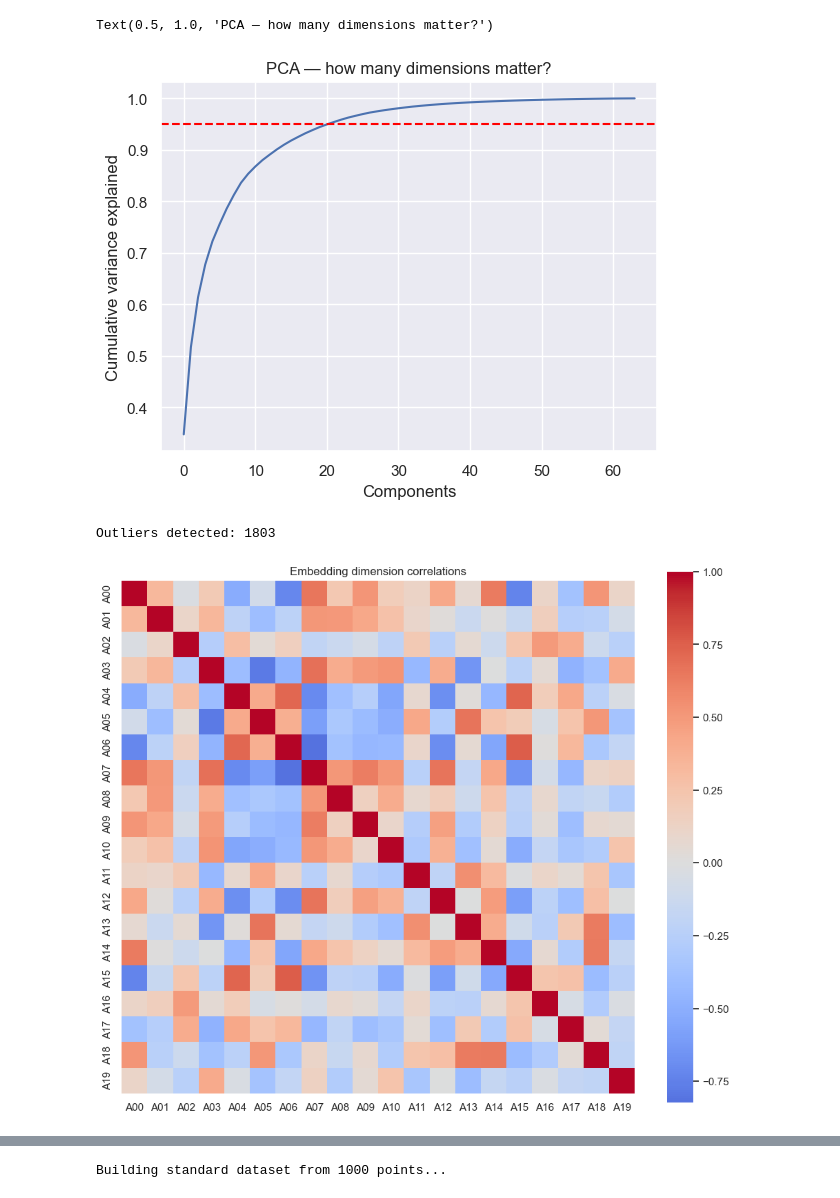
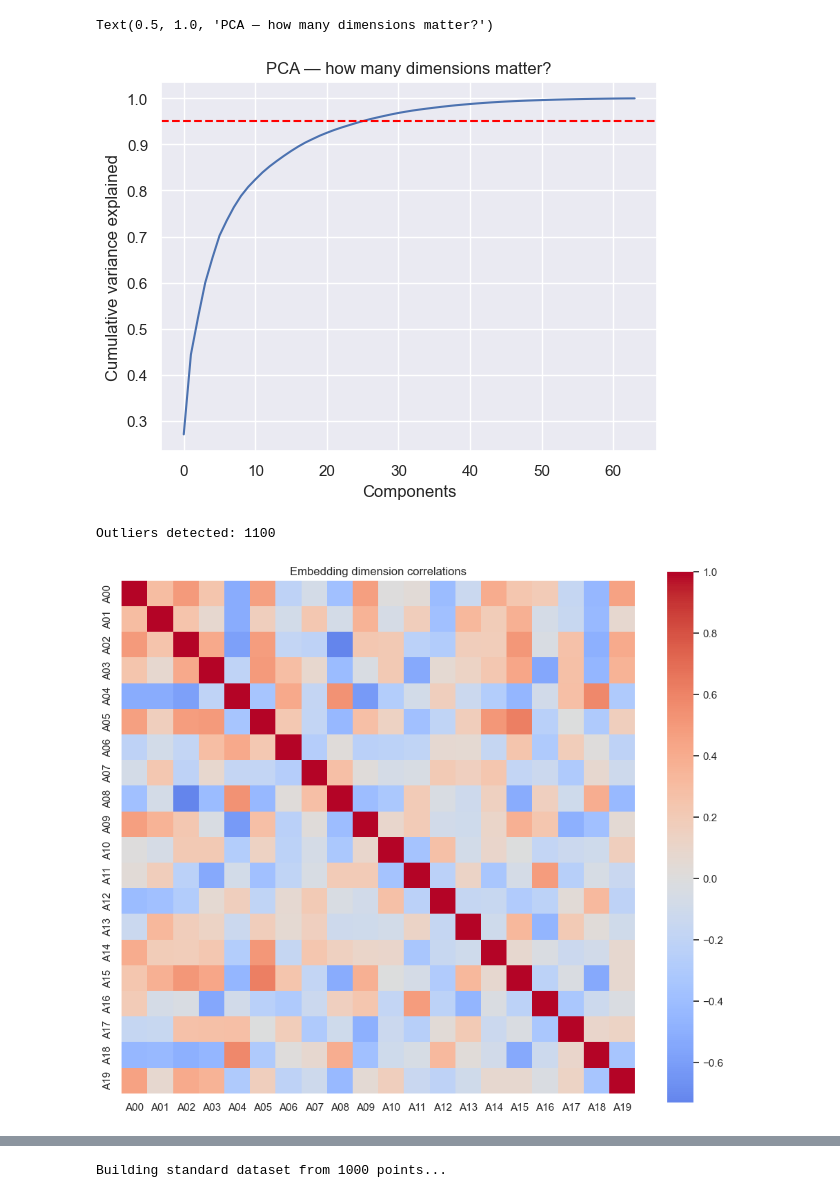
Before and after one commit to pstano1/lucera, a Jupyter notebook: notebooks/eda.ipynb, the cells around one changed output, grey strips where cells are left out. Cells and saved outputs as stored; diff of their text form; code cells hidden in the pictures.

```diff
--- a/notebooks/eda.ipynb
+++ b/notebooks/eda.ipynb
@@ -10,4 +11,16 @@ import ee
 # %%
 sns.set_theme(style="darkgrid")
 
-df = pd.read_csv("../data/pl2_adaptive.csv")
+index = pd.read_parquet('../data/index.parquet')
+completed = index[index['status'] == 'complete']
+
+dfs = []
+for _, row in completed.iterrows():
+    path = os.path.join('..', row['output_path'])
+    if os.path.exists(path):
+        dfs.append(pd.read_parquet(path))
+    else:
+        print(f"Missing: {path}")
+
+df = pd.concat(dfs, ignore_index=True)
+print(f"Loaded {len(dfs)} regions, {len(df)} total samples")
@@ -61,9 +80,21 @@ plt.show()
 # %%
-embedding_cols = [c for c in df_clean.columns if c.startswith('A')]
-X = df_clean[embedding_cols].values
-y = df_clean['label_name'].values
+df_sample = df_clean.groupby('label_name', group_keys=False).sample(
+    n=5000, replace=True, random_state=42
+)
 
-reducer = umap.UMAP(random_state=42, n_neighbors=15, min_dist=0.1)
+print(df_sample['label_name'].value_counts())
+print(f"Total: {len(df_sample)}")
+
+embedding_cols = [c for c in df_sample.columns if c.startswith('A')]
+X = df_sample[embedding_cols].values
+y = df_sample['label_name'].values
+
+reducer = umap.UMAP(
+    random_state=42,
+    n_neighbors=15,
+    min_dist=0.1,
+    low_memory=True
+)
 embedding_2d = reducer.fit_transform(X)
 
 plt.figure(figsize=(12, 8))
@@ -97,23 +154,23 @@ plt.axhline(0.95, color='red', linestyle='--', label='95%')
 plt.title('PCA — how many dimensions matter?')
 # %% [output]
 Text(0.5, 1.0, 'PCA — how many dimensions matter?')
-[figure, old version]
+[figure, new version]
 # %%
 iso = IsolationForest(contamination=0.02, random_state=42)
 outliers = iso.fit_predict(X)
 print(f"Outliers detected: {(outliers == -1).sum()}")
-df_clean = df_clean[outliers == 1]
+df_sample = df_sample[outliers == 1].reset_index(drop=True)
 # %% [output]
-Outliers detected: 1803
+Outliers detected: 1100
 # %%
-embed_cols = [c for c in df_clean.columns if c.startswith('A')][:20]
-X_df = df_clean[embed_cols]
+embed_cols = [c for c in df_sample.columns if c.startswith('A')][:20]
+X_df = df_sample[embed_cols]
 plt.figure(figsize=(12, 10))
 sns.heatmap(X_df.corr(), cmap='coolwarm', center=0, square=True)
 plt.title('Embedding dimension correlations')
 plt.show()
 # %% [output]
-[figure, old version]
+[figure, new version]
 # %%
 g = sns.FacetGrid(df_clean, col='label_name', col_wrap=3, height=3)
 g.map(plt.scatter, 'lon', 'lat', s=1, alpha=0.5)
```
Also changed, not shown: parts of 13 cells of this notebook, 8 other files.
